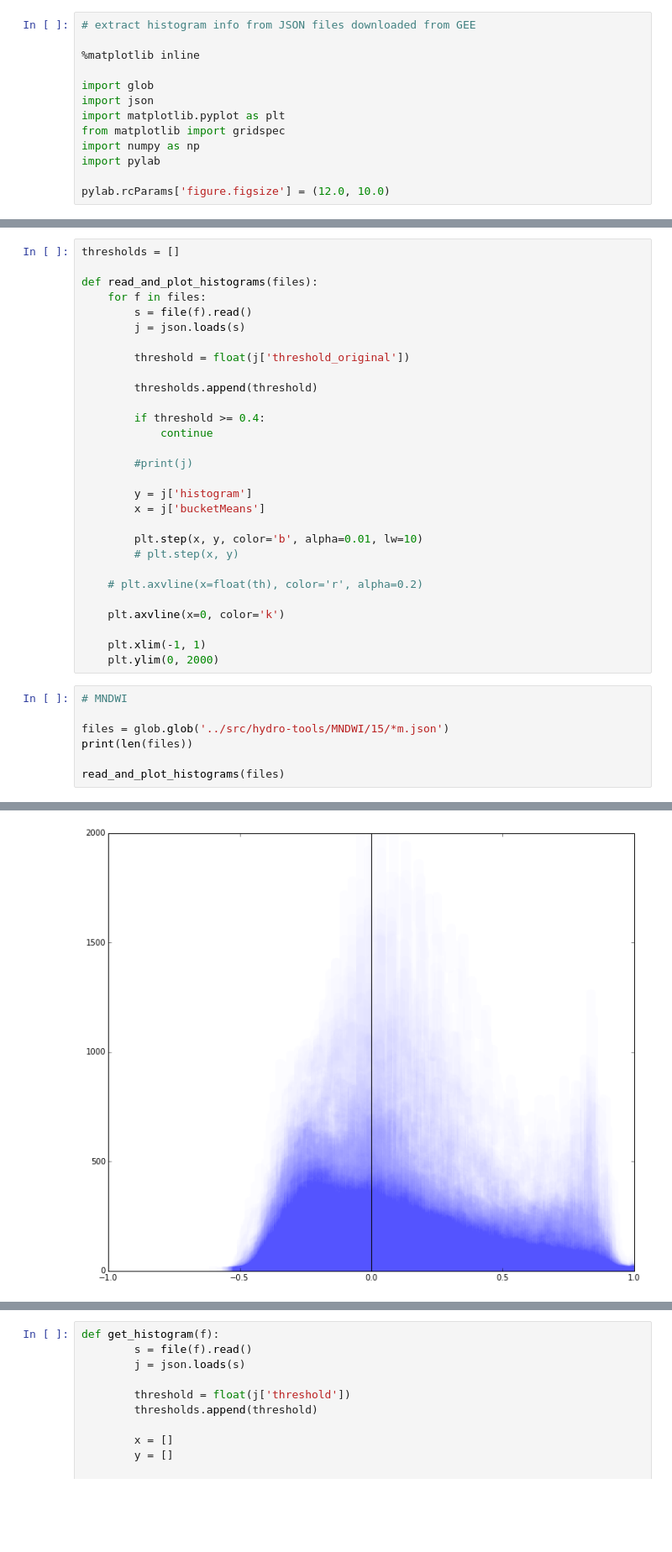
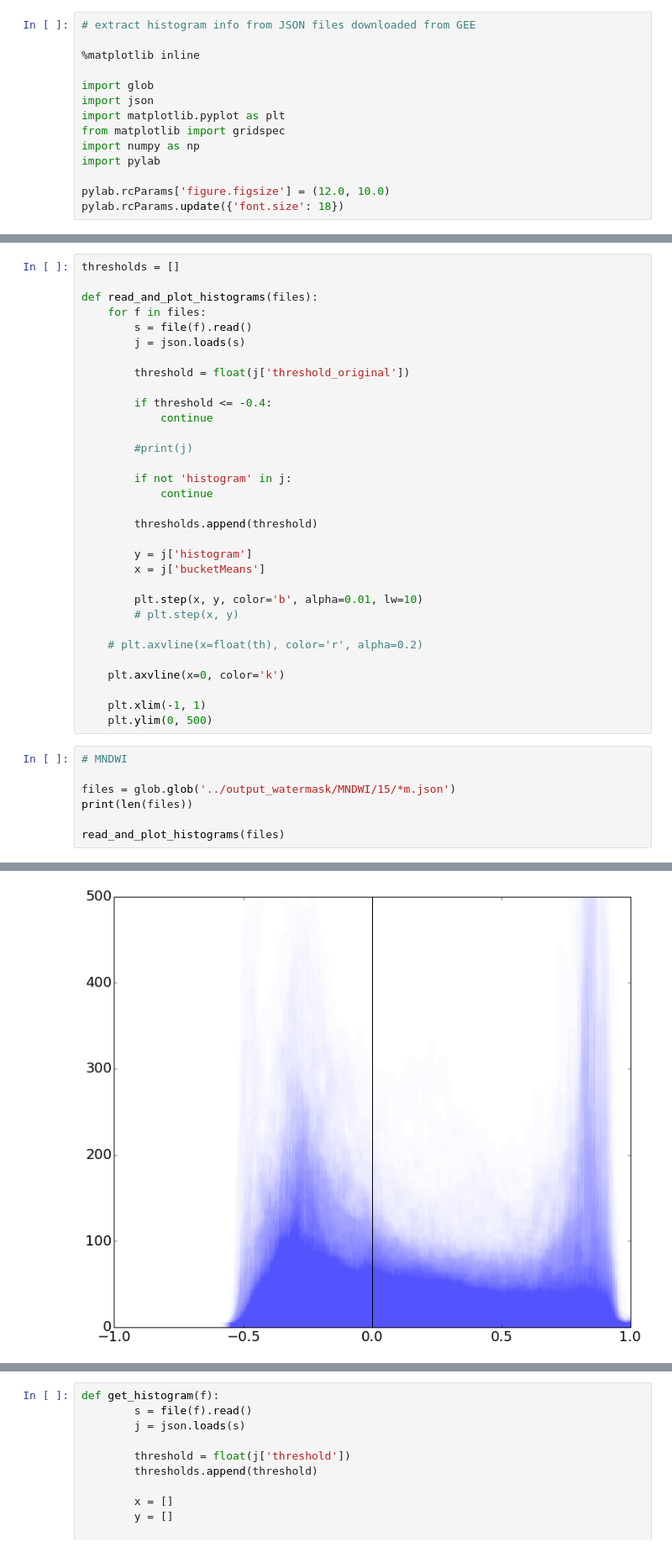
Before and after one commit to gena/paper-osm-2015, a Jupyter notebook: notebooks/ConvertWaterHistogramsAndThresholds.ipynb, the cells around one changed output, grey strips where cells are left out. Shown at 84% size. Cells and saved outputs as stored; diff of their text form; blank space fills up the shorter version.

```diff
--- a/notebooks/ConvertWaterHistogramsAndThresholds.ipynb
+++ b/notebooks/ConvertWaterHistogramsAndThresholds.ipynb
@@ -11,6 +11,7 @@ import numpy as np
 import pylab
 
 pylab.rcParams['figure.figsize'] = (12.0, 10.0)
+pylab.rcParams.update({'font.size': 18})
 # %%
 from __future__ import print_function
 from IPython.html.widgets import interact, interactive, fixed
@@ -27,12 +26,15 @@ def read_and_plot_histograms(files):
 
         threshold = float(j['threshold_original'])
 
-        thresholds.append(threshold)
-
-        if threshold >= 0.4:
+        if threshold <= -0.4:
             continue
 
         #print(j)
+
+        if not 'histogram' in j:
+            continue
+
+        thresholds.append(threshold)
 
         y = j['histogram']
         x = j['bucketMeans']
@@ -45,17 +47,17 @@ def read_and_plot_histograms(files):
     plt.axvline(x=0, color='k')
 
     plt.xlim(-1, 1)
-    plt.ylim(0, 2000)
+    plt.ylim(0, 500)
 # %%
 # MNDWI
 
-files = glob.glob('../src/hydro-tools/MNDWI/15/*m.json')
+files = glob.glob('../output_watermask/MNDWI/15/*m.json')
 print(len(files))
 
 read_and_plot_histograms(files)
 # %% [output]
 2684
-[figure, old version]
+[figure, new version]
 # %%
 t = np.array(thresholds)
 t = t[t<1]
```
Also changed, not shown: parts of 5 cells of this notebook, 1 other file.
